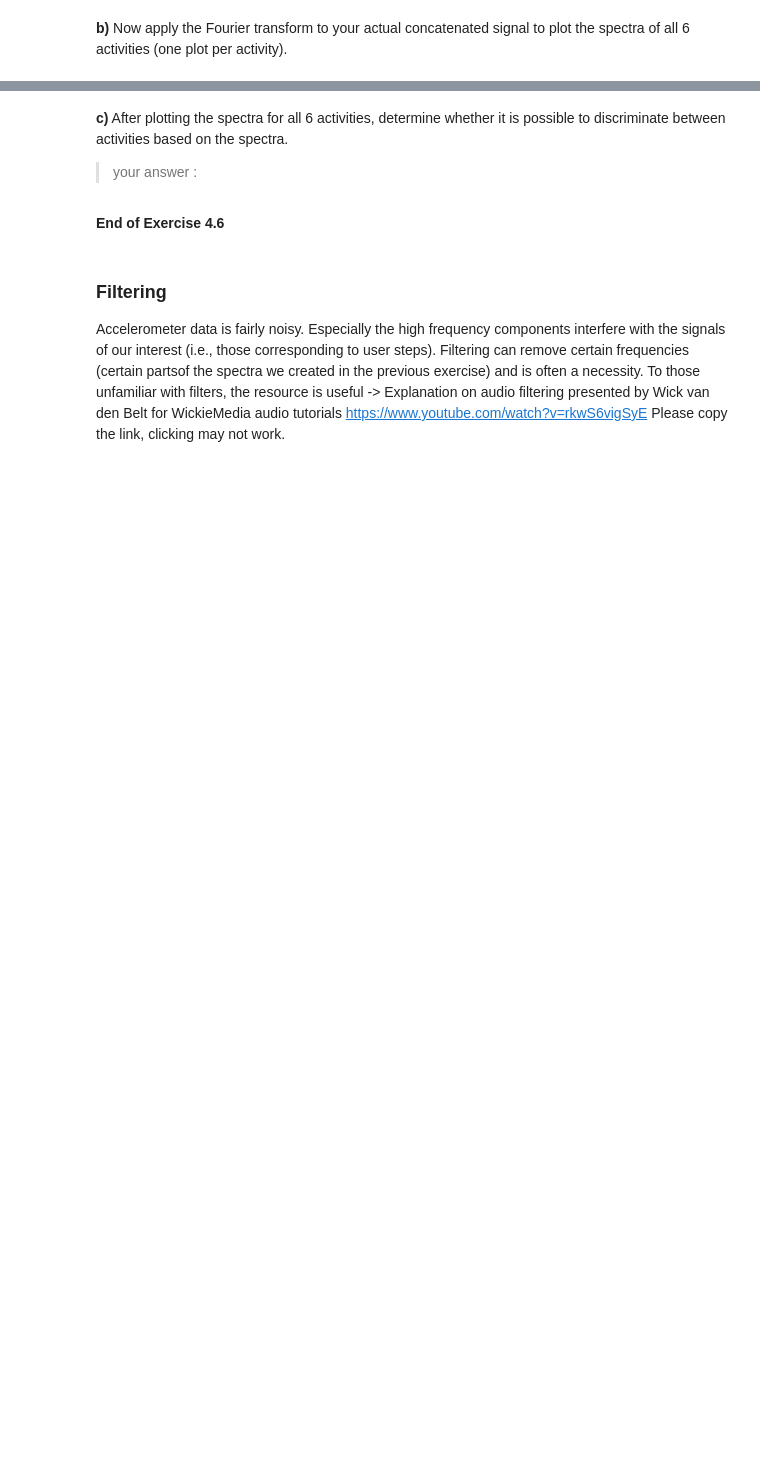
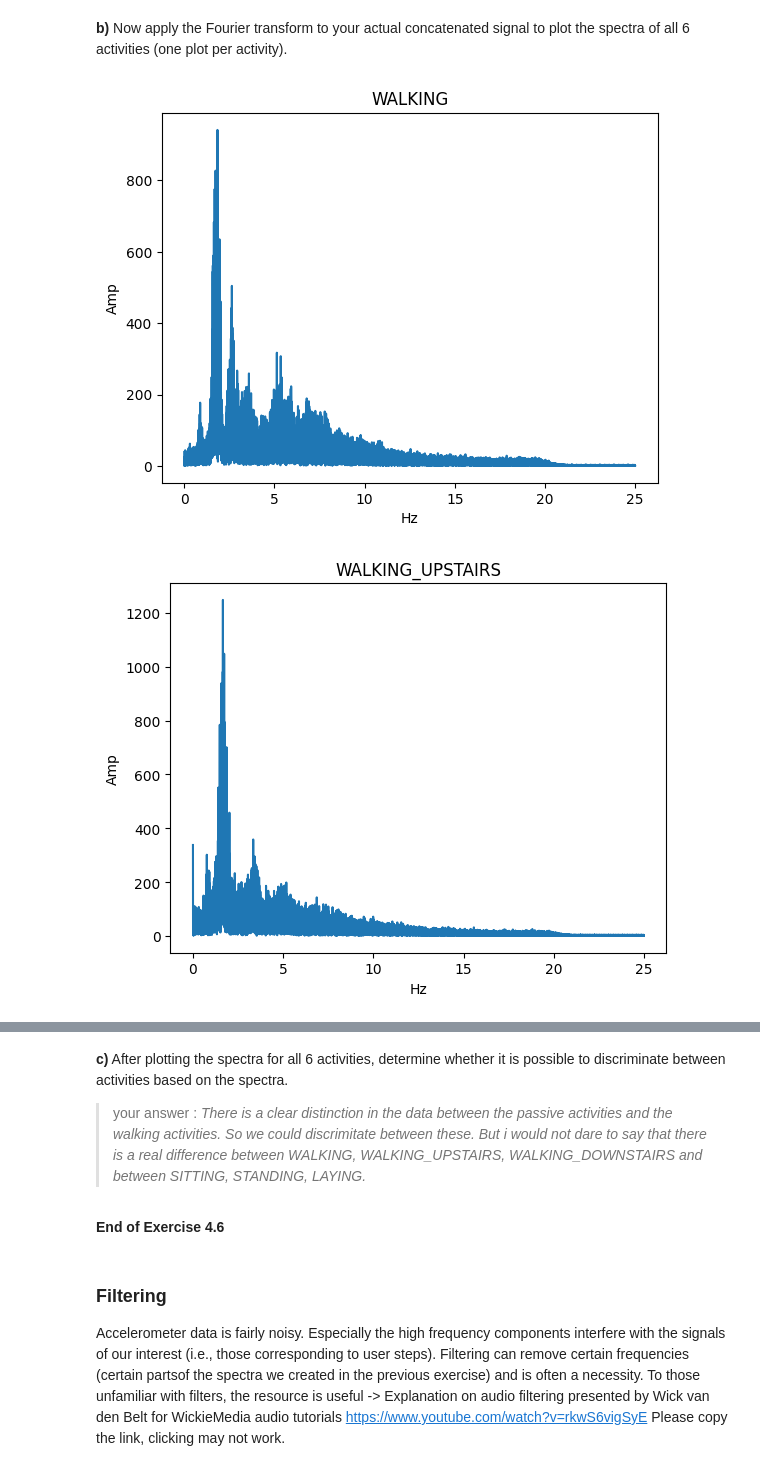
Before and after one commit to KundaiMutuwira/Data_Science_Class, a Jupyter notebook: DS2024_2025_TS_Assignment_Student_Version_1.ipynb, the cells around one changed output, grey strips where cells are left out. Cells and saved outputs as stored; diff of their text form; code cells hidden in the pictures; blank space fills up the shorter version.

```diff
--- a/DS2024_2025_TS_Assignment_Student_Version_1.ipynb
+++ b/DS2024_2025_TS_Assignment_Student_Version_1.ipynb
@@ -579,0 +597,24 @@ The above test signal has components of 2 Hz, 4Hz and 6Hz with amplitude 1.0 , 0
+# %%
+# 4.6 b) put your code here
+activity_map = {
+    1: "WALKING",
+    2: "WALKING_UPSTAIRS",
+    3: "WALKING_DOWNSTAIRS",
+    4: "SITTING",
+    5: "STANDING",
+    6: "LAYING",
+}
+
+for activity_value in range(1,7):
+    body_signal = body_acc_x_labeled.loc[body_acc_x_labeled["activity"] == activity_value, "signal"]
+    fft_values = fft(body_signal)
+    bins = fftfreq(len(body_signal), 1/50)
+
+    plt.plot(bins[bins>=0], np.abs(fft_values[bins>=0]), label=activity_value)
+    plt.title(activity_map.get(activity_value, "UNKNOWN"))
+    plt.xlabel("Hz")
+    plt.ylabel("Amp")
+    plt.show()
+# %% [output]
+[figure, added]
+[figure, added]
@@ -581,6 +626,7 @@ The above test signal has components of 2 Hz, 4Hz and 6Hz with amplitude 1.0 , 0
 **c)** After plotting the spectra for all 6 activities, determine whether it is possible to discriminate between activities based on the spectra.
 
 >your answer :
+*There is a clear distinction in the data between the passive activities and the walking activities. So we could discrimitate between these. But i would not dare to say that there is a real difference between WALKING, WALKING_UPSTAIRS, WALKING_DOWNSTAIRS and between SITTING, STANDING, LAYING.*
 # %% [markdown]
 **End of Exercise 4.6**
 # %% [markdown]
```
Also changed, not shown: parts of 11 cells of this notebook.
